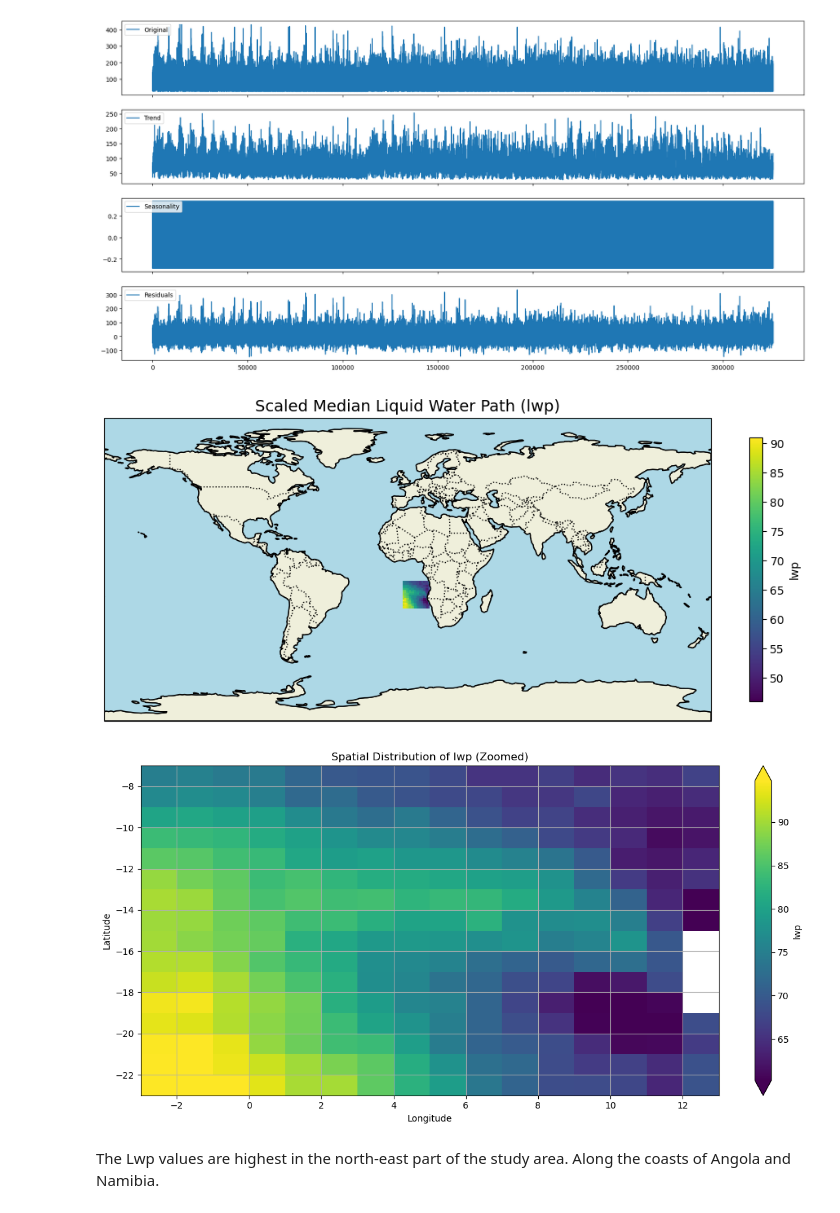
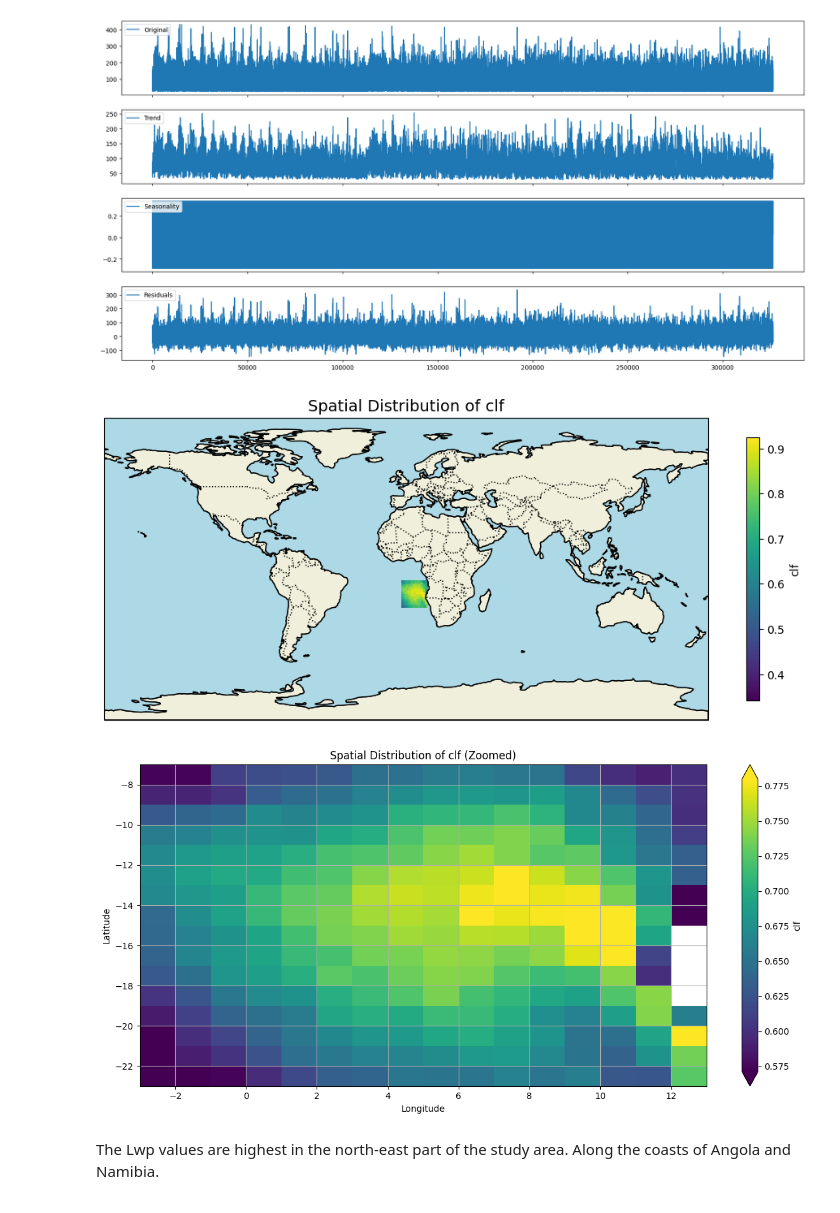
Before and after one commit to satvik007vk/Calisma_LR, a Jupyter notebook: pre_plot_analyses.ipynb, the cells around one changed output. Drawn from its saved outputs; the diff is of its cells as text; code cells hidden in the pictures.

```diff
--- a/pre_plot_analyses.ipynb
+++ b/pre_plot_analyses.ipynb
@@ -111,11 +111,11 @@ PlotData.ts_decompose(df, 'lwp')
 # %%
 from pre_plot import PlotData
 
-PlotData.plot_variable_on_map(ds, 'lwp', 'Scaled Median Liquid Water Path (lwp)', time_agg='median')
+PlotData.plot_variable_on_map(ds, 'clf', 'Spatial Distribution of clf', time_agg='median')
 
-plot_obj.spatialplot(column='lwp')
+plot_obj.spatialplot(column='clf')
 # %% [output]
-[figure, old version]
+[figure, new version]
-[figure, old version]
+[figure, new version]
 # %% [markdown]
 The Lwp values are highest in the north-east part of the study area. Along the coasts of Angola and Namibia.
```
Also changed, not shown: parts of 1 cell of this notebook, 1 other file.
